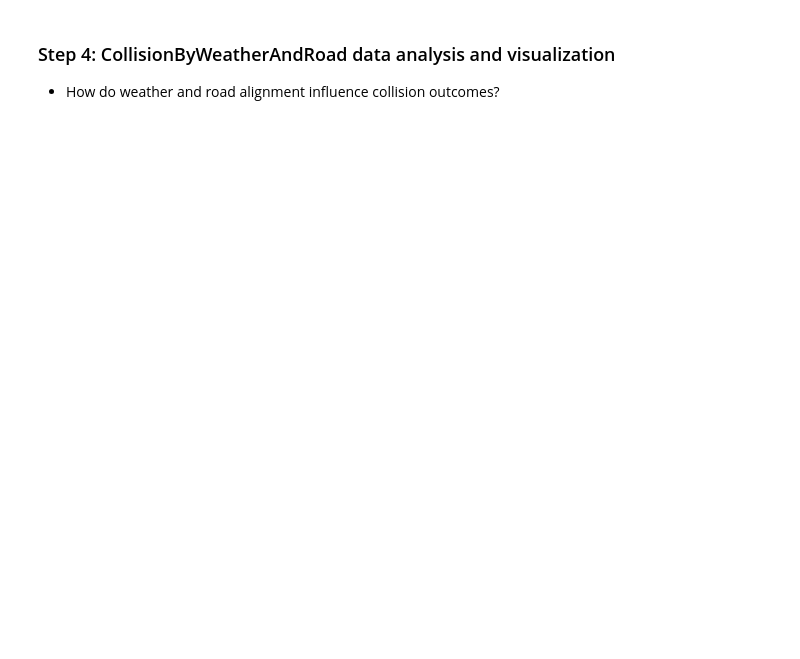
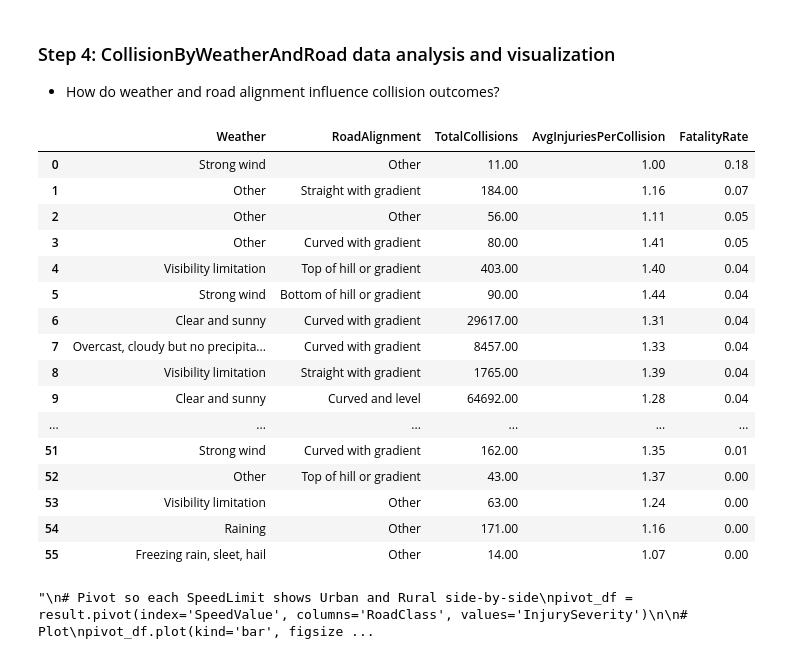
Before and after one commit to anithamonica/DATA604_TrafficIncidents, a Jupyter notebook: DataAnalysisCollisionByWeatherAndRoad.ipynb, the cells around one changed output. Cells and saved outputs as stored; diff of their text form; code cells hidden in the pictures; blank space fills up the shorter version.

Commit message:
Code changes for toronto collisions

```diff
--- a/DataAnalysisCollisionByWeatherAndRoad.ipynb
+++ b/DataAnalysisCollisionByWeatherAndRoad.ipynb
@@ -287,35 +296,63 @@ myconnection.close()
 
  - How do weather and road alignment influence collision outcomes?
 # %%
+USER = "student"
+DB   = "student"
+PWD = "Bi3KSjqgrNOOL"
+
+engine = create_engine(
+    f"mysql+mysqlconnector://{USER}:{PWD}@127.0.0.1:3306/{DB}"
+)
+
 #Which season impact collision frequency and severity?
 queryMonthly = '''SELECT
     Weather,
     RoadAlignment,
     SUM(NoofCollisions) AS TotalCollisions,
     ROUND(SUM(NoofInjured) * 1.0 / SUM(NoofCollisions), 2) AS AvgInjuriesPerCollision,
     ROUND(SUM(NoofFatalities) * 1.0 / SUM(NoofCollisions), 4) AS FatalityRate
 FROM
     student.CollisionByWeatherAndRoad
 WHERE
     NoofCollisions > 0
 GROUP BY
     Weather, RoadAlignment
 ORDER BY
     FatalityRate DESC, AvgInjuriesPerCollision DESC;'''
 result = pd.read_sql_query(queryMonthly, engine)
 display(result)
-
+'''
 # Pivot so each SpeedLimit shows Urban and Rural side-by-side
 pivot_df = result.pivot(index='SpeedValue', columns='RoadClass', values='InjurySeverity')
 
 # Plot
 pivot_df.plot(kind='bar', figsize=(14, 6))
 plt.title('Injury Severity by Speed Limit and Road Class')
 plt.ylabel('Injury Severity')
 plt.xticks(rotation=45)
 plt.ylim(bottom=1.0)
 plt.legend(title='Road Class', bbox_to_anchor=(1.05, 1), loc='upper left')
 plt.tight_layout()
 plt.show()
+'''
+# %% [output]
+|  | Weather | RoadAlignment | TotalCollisions | AvgInjuriesPerCollision | FatalityRate |
+| 0 | Strong wind | Other | 11.00 | 1.00 | 0.18 |
+| 1 | Other | Straight with gradient | 184.00 | 1.16 | 0.07 |
+| 2 | Other | Other | 56.00 | 1.11 | 0.05 |
+| 3 | Other | Curved with gradient | 80.00 | 1.41 | 0.05 |
+| 4 | Visibility limitation | Top of hill or gradient | 403.00 | 1.40 | 0.04 |
+| 5 | Strong wind | Bottom of hill or gradient | 90.00 | 1.44 | 0.04 |
+| 6 | Clear and sunny | Curved with gradient | 29617.00 | 1.31 | 0.04 |
+| 7 | Overcast, cloudy but no precipita... | Curved with gradient | 8457.00 | 1.33 | 0.04 |
+| 8 | Visibility limitation | Straight with gradient | 1765.00 | 1.39 | 0.04 |
+| 9 | Clear and sunny | Curved and level | 64692.00 | 1.28 | 0.04 |
+| ... | ... | ... | ... | ... | ... |
+| 51 | Strong wind | Curved with gradient | 162.00 | 1.35 | 0.01 |
+| 52 | Other | Top of hill or gradient | 43.00 | 1.37 | 0.00 |
+| 53 | Visibility limitation | Other | 63.00 | 1.24 | 0.00 |
+| 54 | Raining | Other | 171.00 | 1.16 | 0.00 |
+| 55 | Freezing rain, sleet, hail | Other | 14.00 | 1.07 | 0.00 |
+"\n# Pivot so each SpeedLimit shows Urban and Rural side-by-side\npivot_df = result.pivot(index='SpeedValue', columns='RoadClass', values='InjurySeverity')\n\n# Plot\npivot_df.plot(kind='bar', figsize ...
 # %%
 engine.dispose()
```
Also changed, not shown: parts of 4 cells of this notebook, 8 other files.
